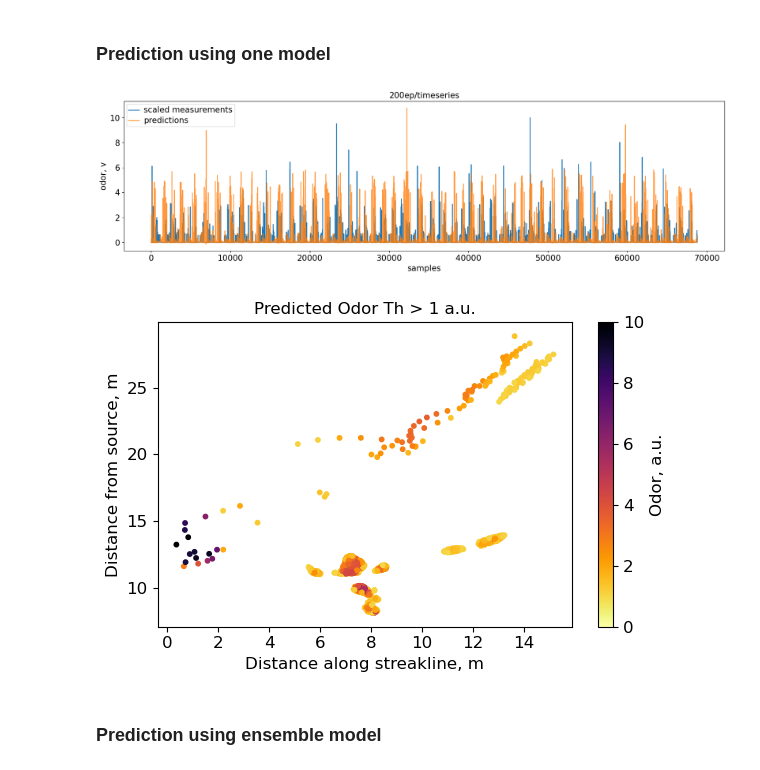
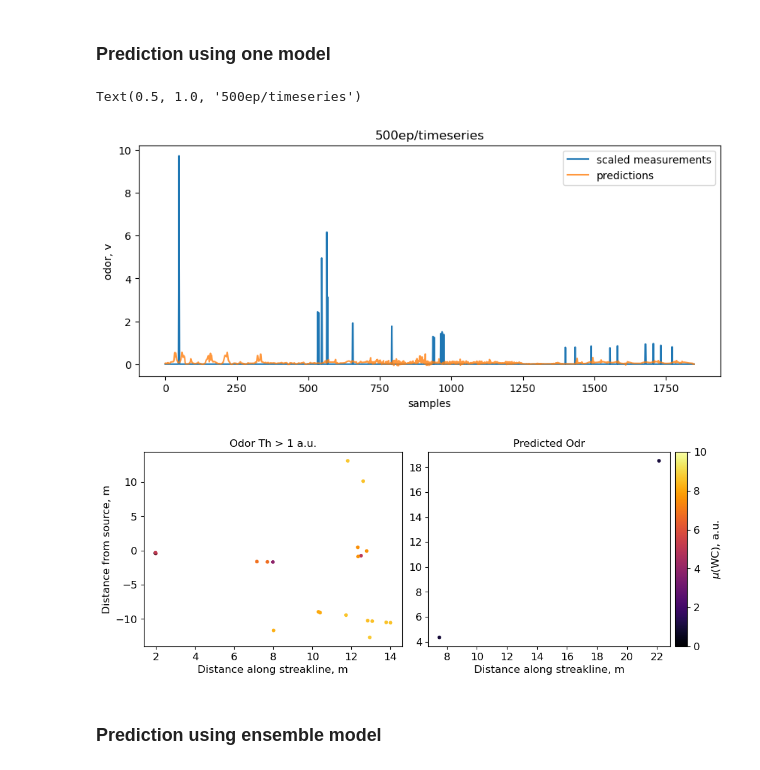
Before and after one commit to arunavanag591/COSMOS, a Jupyter notebook: train_time_series.ipynb, the cells around one changed output. Cells and saved outputs as stored; diff of their text form; code cells hidden in the pictures.

Commit message:
fixed streakline calc

```diff
--- a/train_time_series.ipynb
+++ b/train_time_series.ipynb
@@ -109,7 +109,7 @@ def scale_data(data):
 def load_and_preprocess_file(file_path, features, target):
     # Load the data
     df = pd.read_hdf(file_path)
-    df['scaled_odor']=scale_data(df.odor)
+    # df['scaled_odor']=scale_data(df.odor)
     # Scale the features
     scaler = MinMaxScaler()
     df[features] = scaler.fit_transform(df[features])
@@ -216,10 +216,11 @@ def predict_on_new_data(model, new_data_path, features, target, seq_length, devi
 # %% [markdown]
 ### Initialization of the model parameters
 # %%
-features = ['distance_along_streakline','distance_from_source']
-target = ['scaled_odor']
+features = ['distance_along_streakline','nearest_from_streakline']
+# features = ['windx','windy','x','y',]
+target = ['odor']
 seq_length = 5  # Choose a suitable sequence length
-num_epochs = 200  # Choose a suitable number of epochs
+num_epochs = 500  # Choose a suitable number of epochs
 
 # Initialize LSTM model
 input_size = 2  # Number of features
@@ -308,6 +309,6 @@ Epoch [200/200], Loss: 0.35870882868766785
 # %% [markdown]
 ### Prediction using one model
 # %%
-model = LSTM(input_size, hidden_size, num_layers, device)
-model.load_state_dict(torch.load('../assets/models/modelLSTMSept18-500epoch.pth'))
-model=model.to(device)
+# model = LSTM(input_size, hidden_size, num_layers, device)
+# model.load_state_dict(torch.load('../assets/models/modelLSTMSept18-500epoch.pth'))
+# model=model.to(device)
@@ -314,19 +334,20 @@ model=model.to(device)
 # %%
-new_data_path = "/home/beast/An/data/train_new_axis/train.h5"
+new_data_path = "/home/beast/An/data/train_new_axis/diag1.h5"
 predictions = predict_on_new_data(model, new_data_path, features, target, seq_length, device)
 test=pd.read_hdf(new_data_path)
 test['predicted_odor']=np.pad(predictions.flatten(),(0, len(test)-len(predictions)),mode='constant')
 # %%
-f,ax=plt.subplots(1,1,figsize=(20,5))
-ax.plot(scale_data(test.odor), label='scaled measurements')
+f,ax=plt.subplots(1,1,figsize=(10,4))
+ax.plot(test.odor, label='scaled measurements')
 ax.plot(test.predicted_odor, alpha=0.8,label='predictions')
 ax.set_ylabel('odor, v')
 ax.set_xlabel('samples')
 ax.legend()
-ax.set_title('200ep/timeseries')
-mpl_functions.set_fontsize(f, 15)
+ax.set_title('500ep/timeseries')
+# mpl_functions.set_fontsize(f, 15)
 # f.savefig('../assets/300_ensemble_full.jpeg', dpi=150, bbox_inches = "tight")
 # %% [output]
+Text(0.5, 1.0, '500ep/timeseries')
-[figure, old version]
+[figure, new version]
 # %%
 # test['scaled_odor']=scale_data(test.odor)
@@ -336,17 +361,33 @@ df.reset_index(drop=True, inplace=True)
 # %%
-f,ax=plt.subplots(1,1,figsize=(6,4))
-v=ax.scatter(df.distance_along_streakline, df.distance_from_source, c=df.predicted_odor,
-             s=10,
-             cmap='inferno_r', vmin=0,vmax=10)
-ax.set_title('Predicted Odor Th > 1 a.u.')
-ax.set_ylabel('Distance from source, m')
-ax.set_xlabel('Distance along streakline, m')
-cbar = f.colorbar(v)
-cbar.set_label('Odor, a.u.')  # Add label to colorbar
+f,(ax1,ax2)=plt.subplots(1,2,figsize=(10,4))
+v = ax1.scatter(df.distance_along_streakline, df.nearest_from_streakline, c=df.odor,
+             s=10, cmap='inferno_r', vmin=0,vmax=10)
+
+ax1.set_title('Odor Th > 1 a.u.')
+ax1.set_ylabel('Distance from source, m')
+ax1.set_xlabel('Distance along streakline, m')
+# divider = make_axes_locatable(ax1)
+# cax = divider.append_axes('right', size='5%', pad=0.08)
+# cbar=f.colorbar(v, cax=cax, orientation = 'vertical')
+# cbar.solids.set(alpha=1)
+# cbar.set_label('$\mu$(WC), a.u.')
+
+w = ax2.scatter(df1.distance_along_streakline, df1.nearest_from_streakline, c=df1.predicted_odor,
+             s=10, cmap='inferno', vmin=0,vmax=10)
+
+ax2.set_title('Predicted Odr')
+# ax2.set_ylabel('Distance from source, m')
+ax2.set_xlabel('Distance along streakline, m')
+divider = make_axes_locatable(ax2)
+cax = divider.append_axes('right', size='5%', pad=0.08)
+cbar=f.colorbar(w, cax=cax, orientation = 'vertical')
+cbar.solids.set(alpha=1)
+cbar.set_label('$\mu$(WC), a.u.')
+
+f.tight_layout(pad=1)
 mpl_functions.set_fontsize(f, 12)
-f.tight_layout()
 # %% [output]
-[figure, old version]
+[figure, new version]
 # %% [markdown]
 ### Prediction using ensemble model
 # %%
```
Also changed, not shown: parts of 9 cells of this notebook, 4 other files.
